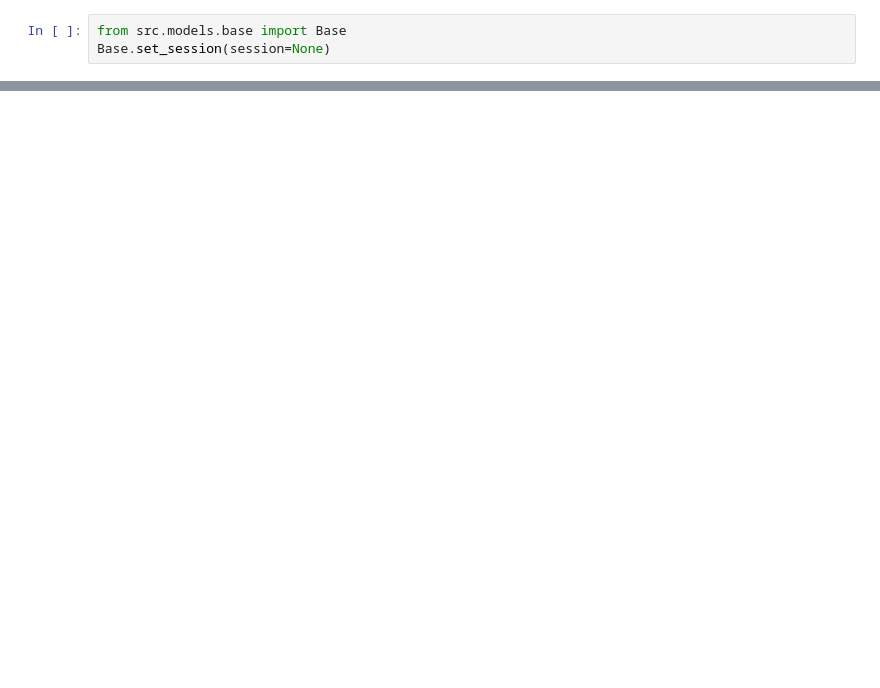
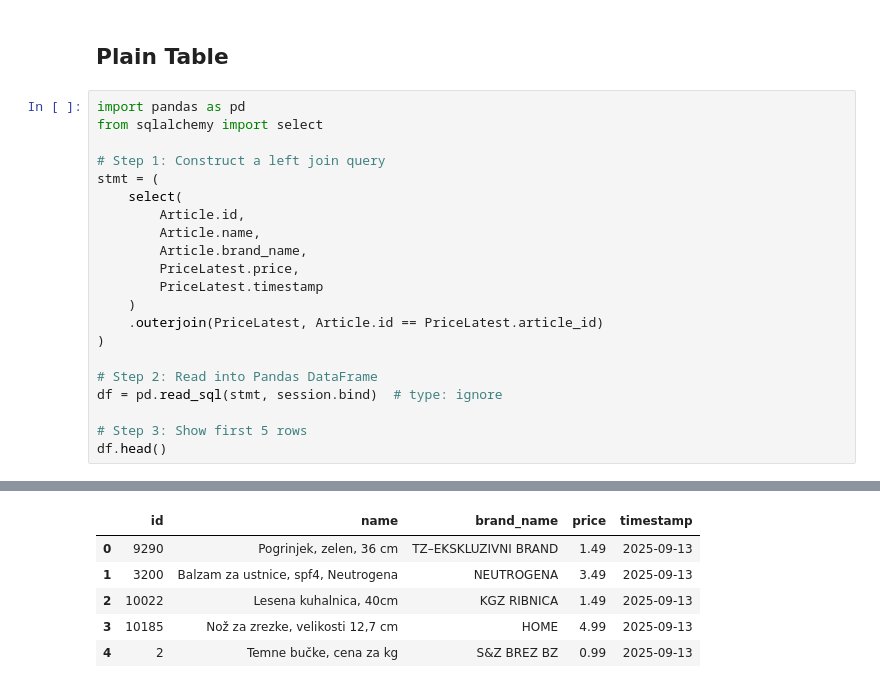
Before and after one commit to LukaLavs/Article-Scraper, a Jupyter notebook: article_analysis.ipynb, the cells around one changed output, grey strips where cells are left out. Drawn from its saved outputs; the diff is of its cells as text; blank space fills up the shorter version.

```diff
--- a/article_analysis.ipynb
+++ b/article_analysis.ipynb
@@ -135,3 +225,24 @@ FROM articles LEFT OUTER JOIN stores AS stores_1 ON stores_1.id = articles.store
-# %%
-from src.models.base import Base
-Base.set_session(session=None)
+# %% [markdown]
+## Plain Table
+# %%
+import pandas as pd
+from sqlalchemy import select
+
+# Step 1: Construct a left join query
+stmt = (
+    select(
+        Article.id,
+        Article.name,
+        Article.brand_name,
+        PriceLatest.price,
+        PriceLatest.timestamp
+    )
+    .outerjoin(PriceLatest, Article.id == PriceLatest.article_id)
+)
+
+# Step 2: Read into Pandas DataFrame
+df = pd.read_sql(stmt, session.bind)  # type: ignore
+
+# Step 3: Show first 5 rows
+df.head()
+# %% [output]
@@ -137,0 +258,6 @@ Base.set_session(session=None)
+|  | id | name | brand_name | price | timestamp |
+| 0 | 9290 | Pogrinjek, zelen, 36 cm | TZ–EKSKLUZIVNI BRAND | 1.49 | 2025-09-13 |
+| 1 | 3200 | Balzam za ustnice, spf4, Neutrogena | NEUTROGENA | 3.49 | 2025-09-13 |
+| 2 | 10022 | Lesena kuhalnica, 40cm | KGZ RIBNICA | 1.49 | 2025-09-13 |
+| 3 | 10185 | Nož za zrezke, velikosti 12,7 cm | HOME | 4.99 | 2025-09-13 |
+| 4 | 2 | Temne bučke, cena za kg | S&Z BREZ BZ | 0.99 | 2025-09-13 |
```
Also changed, not shown: parts of 12 cells of this notebook, 1 other file.
